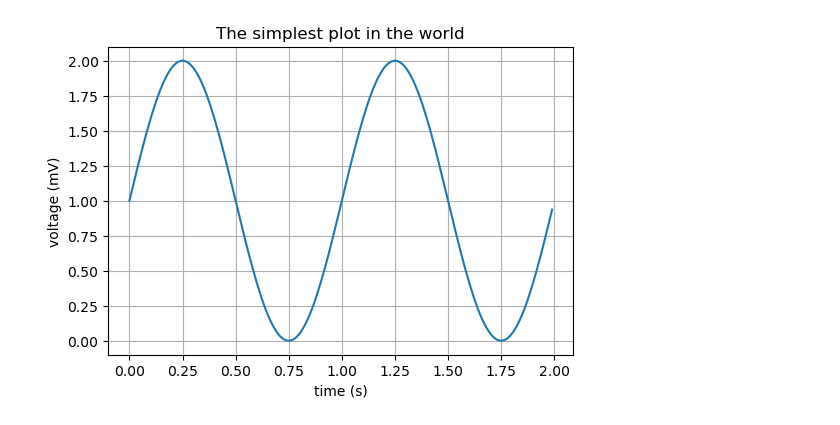
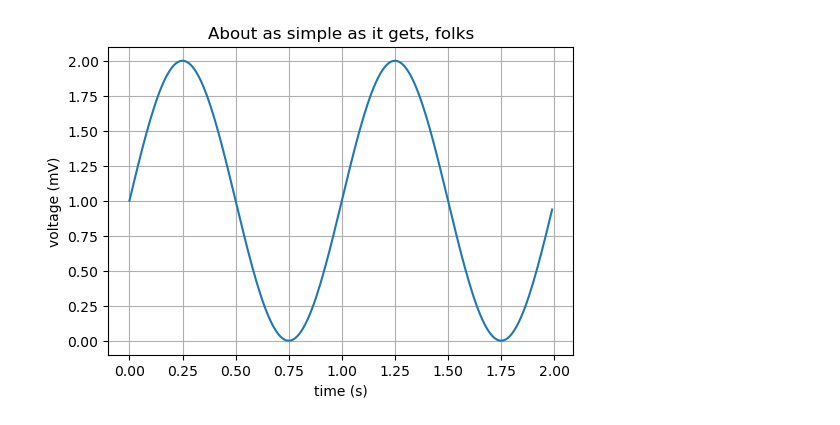
Before and after one commit to mmameen-hue/GitExercise_Conflicts, a Jupyter notebook: Project.ipynb, the cells around one changed output. Cells and saved outputs as stored; diff of their text form; code cells hidden in the pictures.

```diff
--- a/Project.ipynb
+++ b/Project.ipynb
@@ -4,13 +4,13 @@ import matplotlib.pyplot as plt
 # %%
 # Data for plotting
 t = np.arange(0.0, 2.0, 0.01)
 s = 1 + np.sin(2 * np.pi * t)
 
 fig, ax = plt.subplots(figsize=(6,4))
 ax.plot(t, s)
 
 ax.set(xlabel='time (s)', ylabel='voltage (mV)',
        title='About as simple as it gets, folks')
-ax.grid()
+ax.grid('on')
 # %% [output]
-[figure, old version]
+[figure, new version]
```
